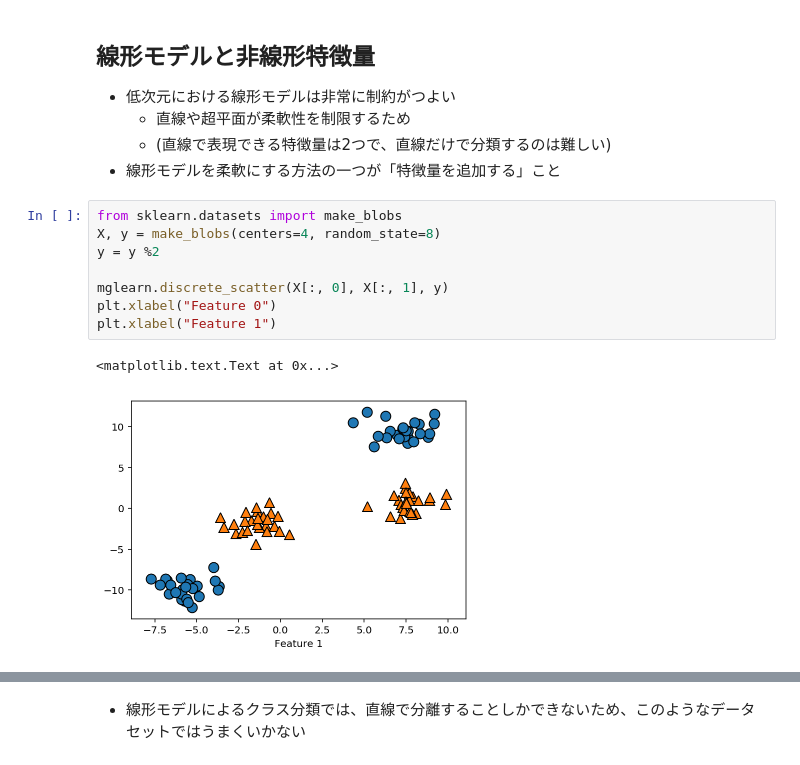
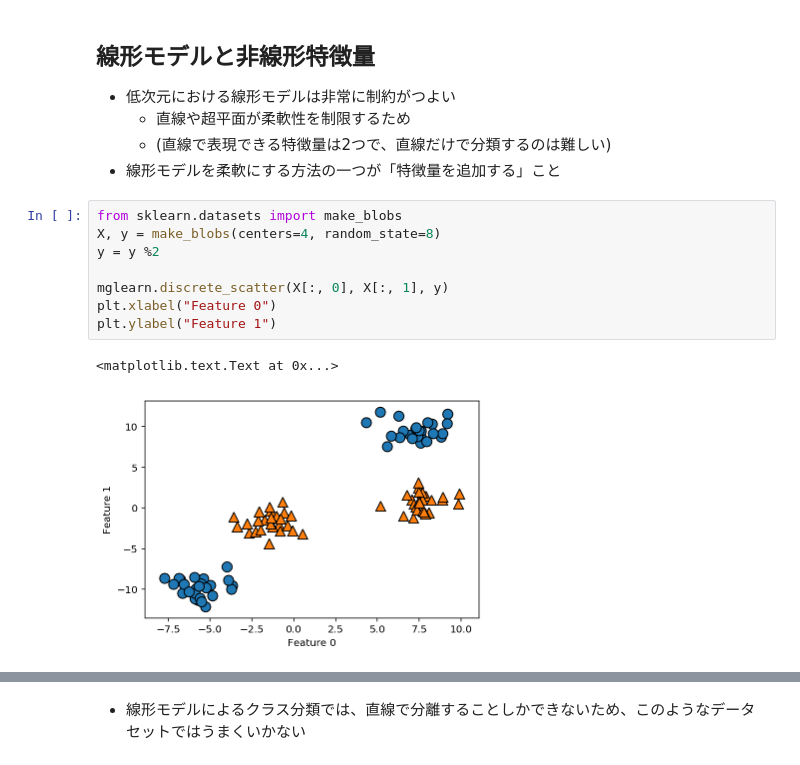
Before and after one commit to morooka-akira/MachineLearningMemo, a Jupyter notebook: models/カーネル法を用いたサポートベクタマシン(SVM).ipynb, the cells around one changed output, grey strips where cells are left out. Cells and saved outputs as stored; diff of their text form.

```diff
--- a/models/カーネル法を用いたサポートベクタマシン(SVM).ipynb
+++ b/models/カーネル法を用いたサポートベクタマシン(SVM).ipynb
@@ -23,11 +23,11 @@ from sklearn.model_selection import train_test_split
 # %%
 from sklearn.datasets import make_blobs
 X, y = make_blobs(centers=4, random_state=8)
 y = y %2
 
 mglearn.discrete_scatter(X[:, 0], X[:, 1], y)
 plt.xlabel("Feature 0")
-plt.xlabel("Feature 1")
+plt.ylabel("Feature 1")
 # %% [output]
 <matplotlib.text.Text at 0x...>
-[figure, old version]
+[figure, new version]
```
Also changed, not shown: parts of 13 cells of this notebook.
